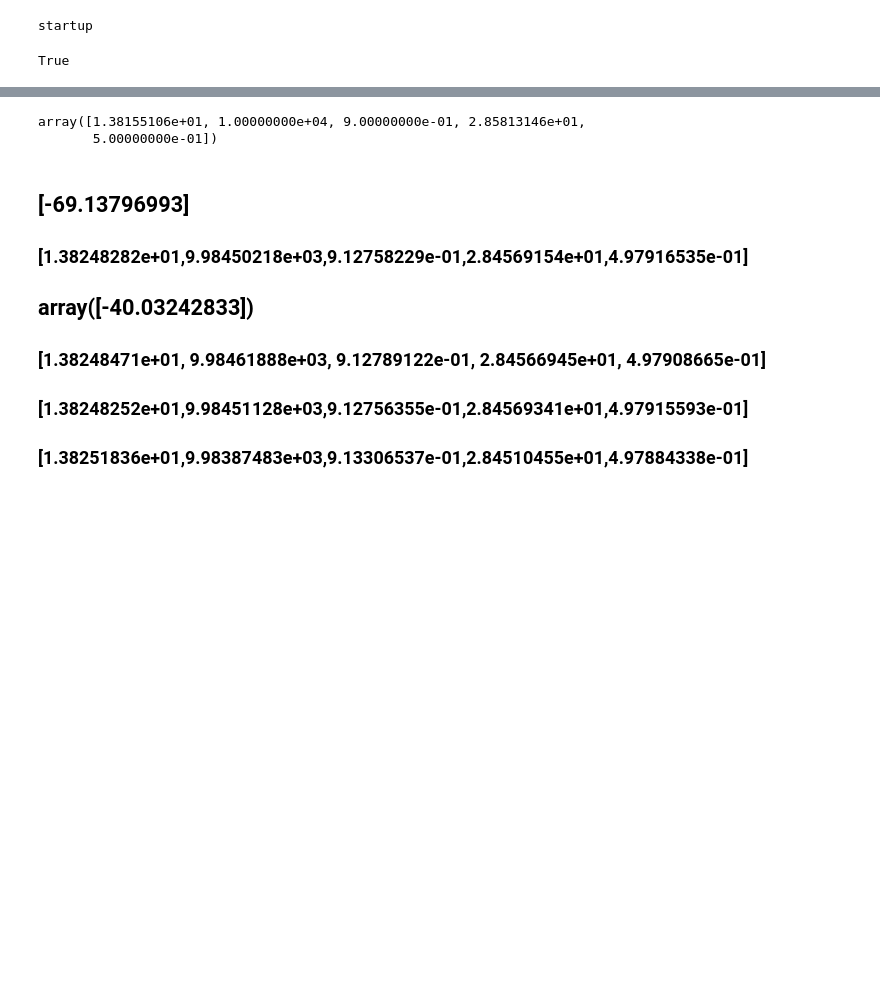
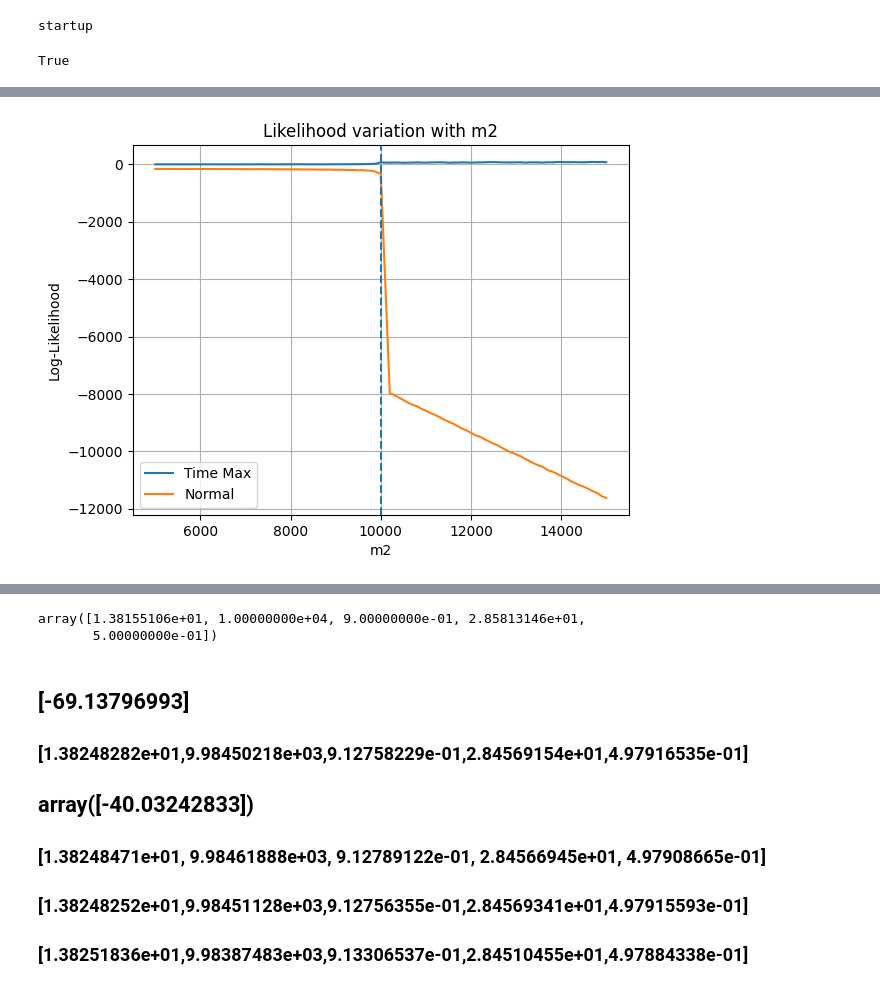
Before and after one commit to rishavrste/SuperKludge_r, a Jupyter notebook: PARIS_SAMPLING/IMRI_paris_opt_1PA_vs0PA_5_PARAMS_time_phase_max.ipynb, the cells around one changed output, grey strips where cells are left out. Cells and saved outputs as stored; diff of their text form; code cells hidden in the pictures; blank space fills up the shorter version.

```diff
--- a/PARIS_SAMPLING/IMRI_paris_opt_1PA_vs0PA_5_PARAMS_time_phase_max.ipynb
+++ b/PARIS_SAMPLING/IMRI_paris_opt_1PA_vs0PA_5_PARAMS_time_phase_max.ipynb
@@ -304,6 +308,7 @@ PSD=generate_PSD(waveform_true,dt,use_gpu=use_gpu,
                 noise_PSD=get_sensitivity,
                 noise_kwargs={'sens_fn':CornishLISASens,'return_type':'PSD'},
                 channels=["A","E"])
+PSD=xp.array(PSD)
 waveform_true=xp.array(waveform_true)
 waveform_true
 # %% [output]
@@ -402,0 +445,32 @@ ranges
+# %%
+m2_vals = np.linspace(0.5*m2, 1.5*m2, 101)
+loglikes_normal  = []
+loglikes_time_max  = []
+
+for m2_ in m2_vals:
+    loglike_time_max = loglike_calc_time_max(m1, m2_, a, p0, e0)
+    if hasattr(loglike_time_max, "get"):
+        loglike_time_max = loglike_time_max.get()
+    loglike_normal = loglike_calc(m1, m2_, a, p0, e0)
+    if hasattr(loglike_normal, "get"):
+        loglike_normal = loglike_normal.get()
+
+    loglikes_time_max.append(loglike_time_max)
+    loglikes_normal.append(loglike_normal)
+
+loglikes_time_max = np.array(loglikes_time_max)
+loglikes_normal = np.array(loglikes_normal)
+
+# ---- Plot ----
+plt.figure()
+plt.plot(m2_vals, loglikes_time_max, label="Time Max")
+plt.plot(m2_vals, loglikes_normal, label="Normal")
+plt.axvline(m2, linestyle="--")
+plt.xlabel("m2")
+plt.ylabel("Log-Likelihood")
+plt.title("Likelihood variation with m2")
+plt.grid()
+plt.legend()
+plt.show()
+# %% [output]
+[figure, added]
```
Also changed, not shown: parts of 19 cells of this notebook, 3 other files.
